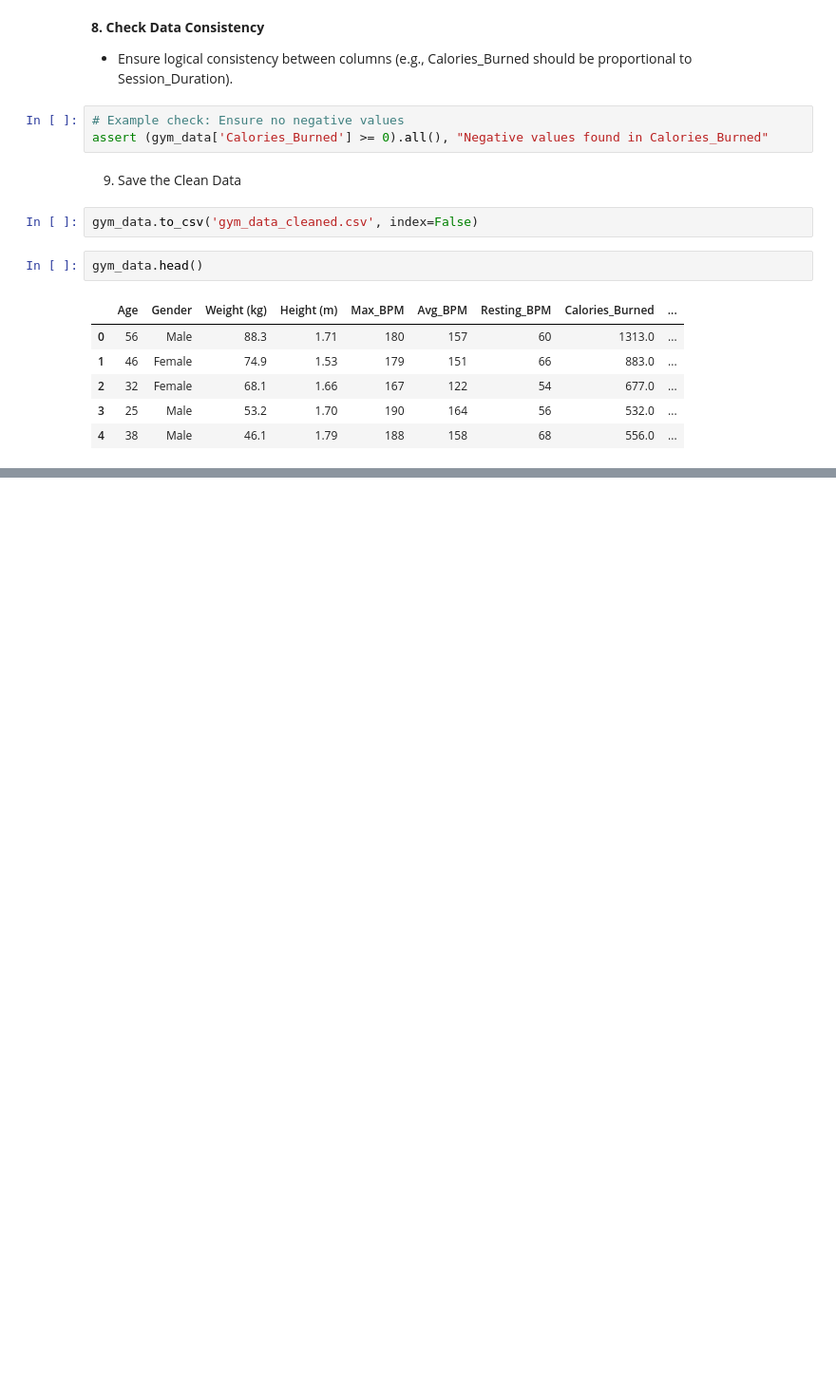
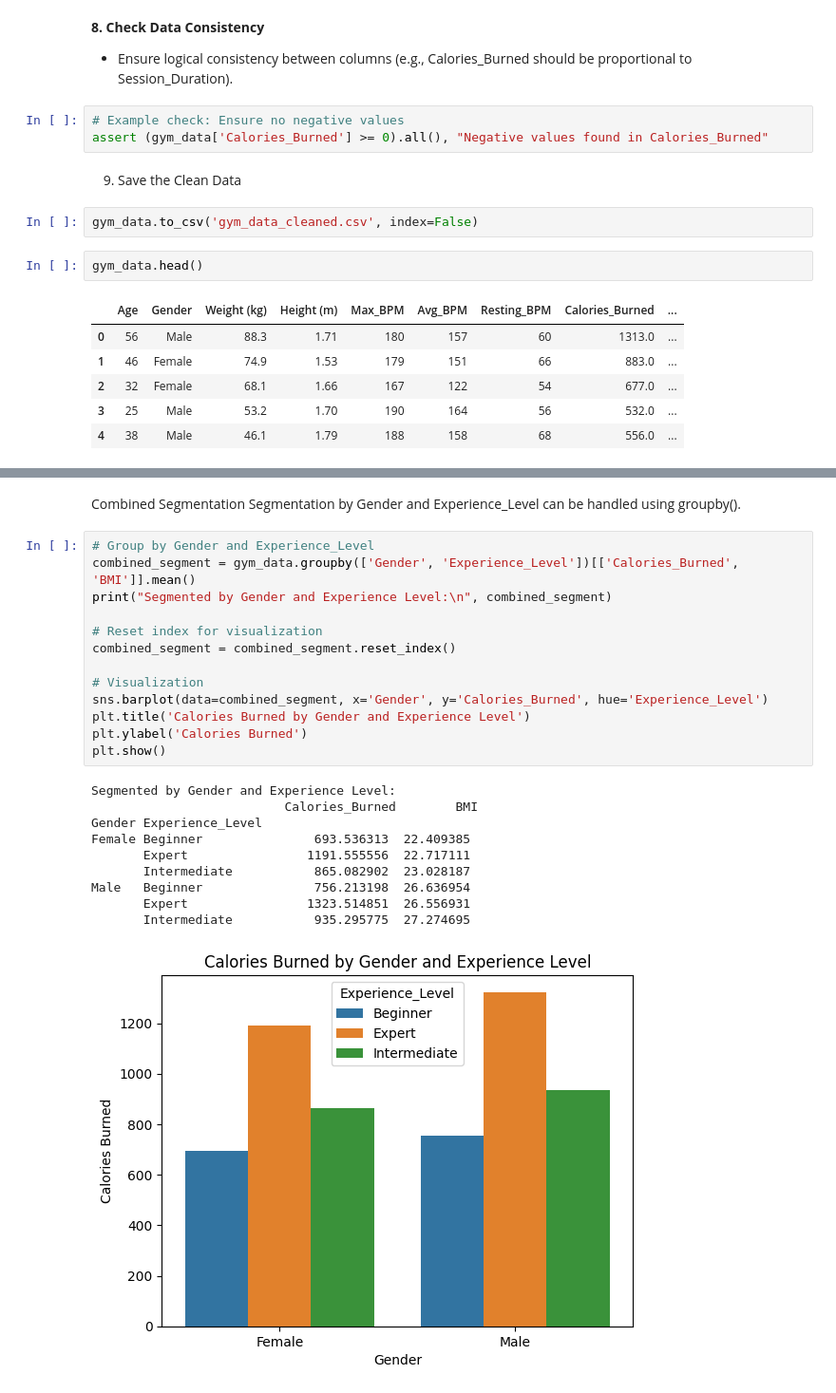
Before and after one commit to RokoSkugor/DA_project, a Jupyter notebook: DataAnalysis_Project.ipynb, the cells around one changed output, grey strips where cells are left out. Shown at 95% size. Cells and saved outputs as stored; diff of their text form; blank space fills up the shorter version.

```diff
--- a/DataAnalysis_Project.ipynb
+++ b/DataAnalysis_Project.ipynb
@@ -266,0 +395,27 @@ gym_data.head()
+# %% [markdown]
+Combined Segmentation
+Segmentation by Gender and Experience_Level can be handled using groupby().
+# %%
+# Group by Gender and Experience_Level
+combined_segment = gym_data.groupby(['Gender', 'Experience_Level'])[['Calories_Burned', 'BMI']].mean()
+print("Segmented by Gender and Experience Level:\n", combined_segment)
+
+# Reset index for visualization
+combined_segment = combined_segment.reset_index()
+
+# Visualization
+sns.barplot(data=combined_segment, x='Gender', y='Calories_Burned', hue='Experience_Level')
+plt.title('Calories Burned by Gender and Experience Level')
+plt.ylabel('Calories Burned')
+plt.show()
+# %% [output]
+Segmented by Gender and Experience Level:
+                          Calories_Burned        BMI
+Gender Experience_Level
+Female Beginner               693.536313  22.409385
+       Expert                1191.555556  22.717111
+       Intermediate           865.082902  23.028187
+Male   Beginner               756.213198  26.636954
+       Expert                1323.514851  26.556931
+       Intermediate           935.295775  27.274695
+[figure, added]
```
Also changed, not shown: parts of 17 cells of this notebook.
